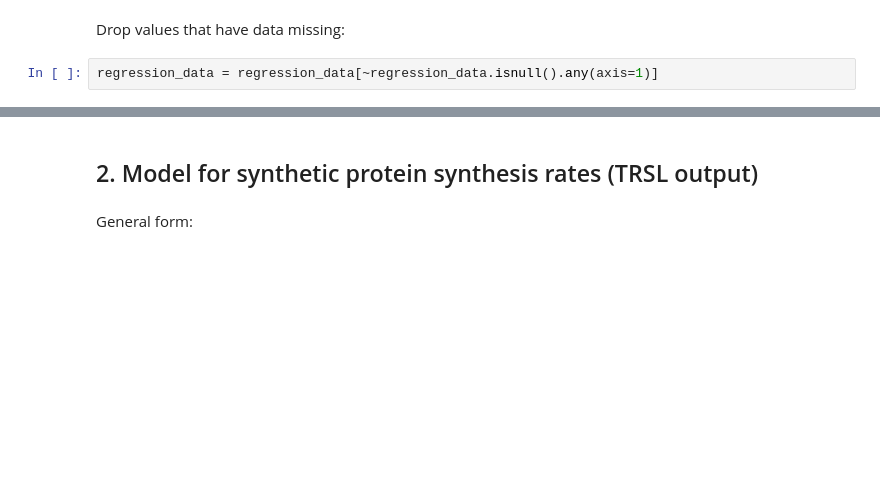
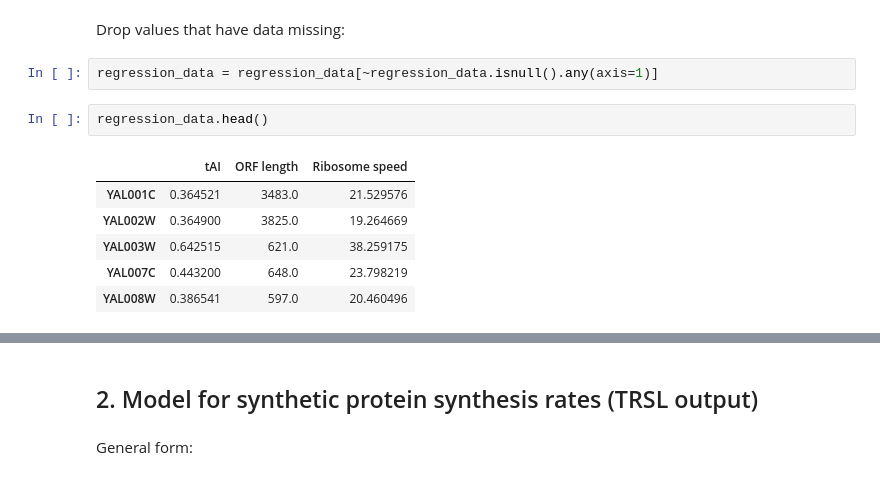
Before and after one commit to gittenberg/TRSL, a Jupyter notebook: workbooks/analyses/10 Modelling protein synthesis rates.ipynb, the cells around one changed output, grey strips where cells are left out. Drawn from its saved outputs; the diff is of its cells as text; blank space fills up the shorter version.

```diff
--- a/workbooks/analyses/10 Modelling protein synthesis rates.ipynb
+++ b/workbooks/analyses/10 Modelling protein synthesis rates.ipynb
@@ -120,3 +133,12 @@ regression_data.columns = ['tAI', 'ORF length', 'Ribosome speed']
 Drop values that have data missing:
 # %%
 regression_data = regression_data[~regression_data.isnull().any(axis=1)]
+# %%
+regression_data.head()
+# %% [output]
+|  | tAI | ORF length | Ribosome speed |
+| YAL001C | 0.364521 | 3483.0 | 21.529576 |
+| YAL002W | 0.364900 | 3825.0 | 19.264669 |
+| YAL003W | 0.642515 | 621.0 | 38.259175 |
+| YAL007C | 0.443200 | 648.0 | 23.798219 |
+| YAL008W | 0.386541 | 597.0 | 20.460496 |
```
Also changed, not shown: parts of 20 cells of this notebook.
